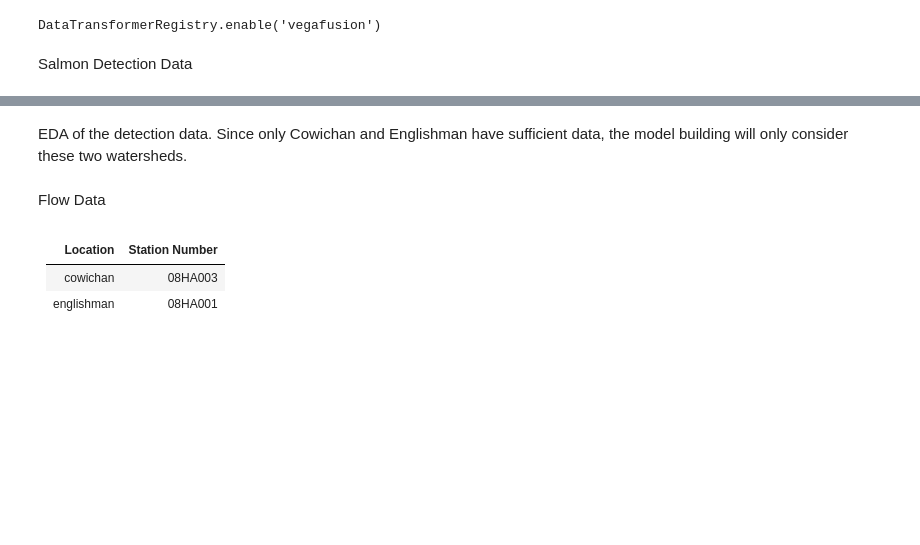
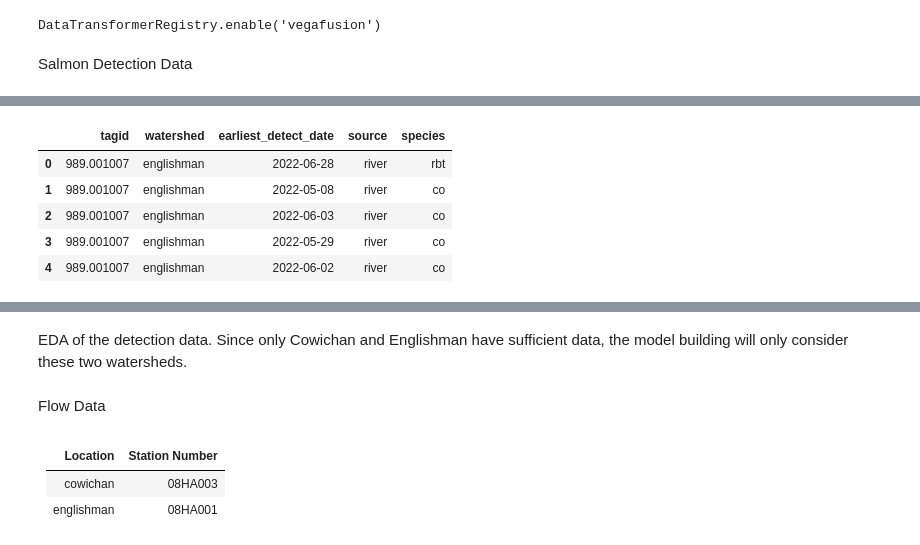
Before and after one commit to brahmwg/Bottlenecks_MDS_Capstone, a Jupyter notebook: outMigration_model/outM.ipynb, the cells around one changed output, grey strips where cells are left out. Drawn from its saved outputs; the diff is of its cells as text; code cells hidden in the pictures; blank space fills up the shorter version.

```diff
--- a/outMigration_model/outM.ipynb
+++ b/outMigration_model/outM.ipynb
@@ -29 +29,11 @@ salmon.head()
+# %%
+salmon_river = salmon1[salmon1['source'] == 'river' ]
+salmon_river.head()
+# %% [output]
+|  | tagid | watershed | earliest_detect_date | source | species |
+| 0 | 989.001007 | englishman | 2022-06-28 | river | rbt |
+| 1 | 989.001007 | englishman | 2022-05-08 | river | co |
+| 2 | 989.001007 | englishman | 2022-06-03 | river | co |
+| 3 | 989.001007 | englishman | 2022-05-29 | river | co |
+| 4 | 989.001007 | englishman | 2022-06-02 | river | co |
 # %%
```
Also changed, not shown: parts of 26 cells of this notebook.
